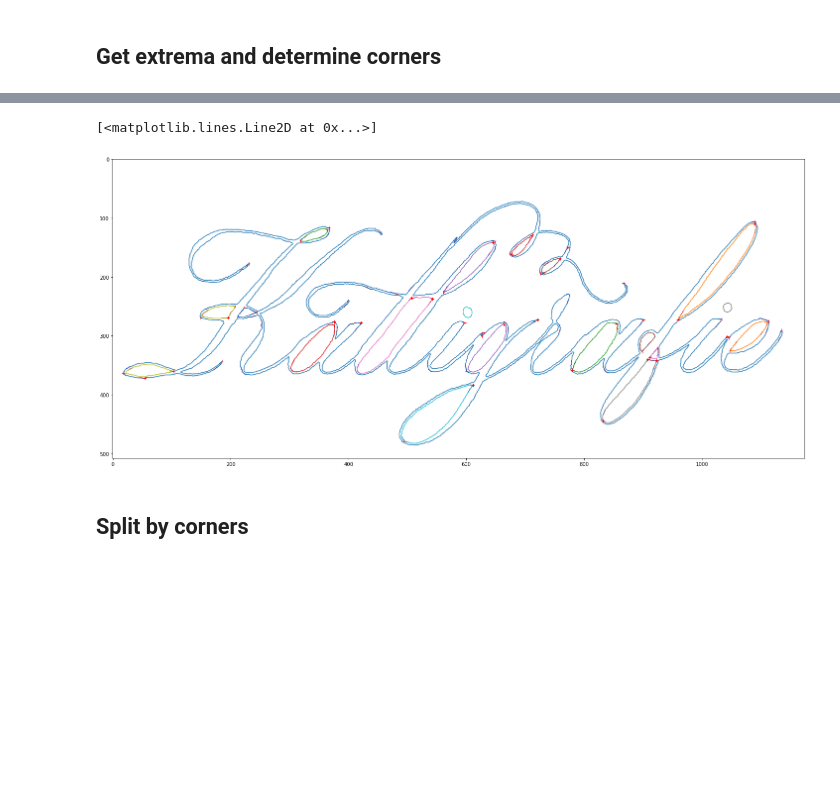
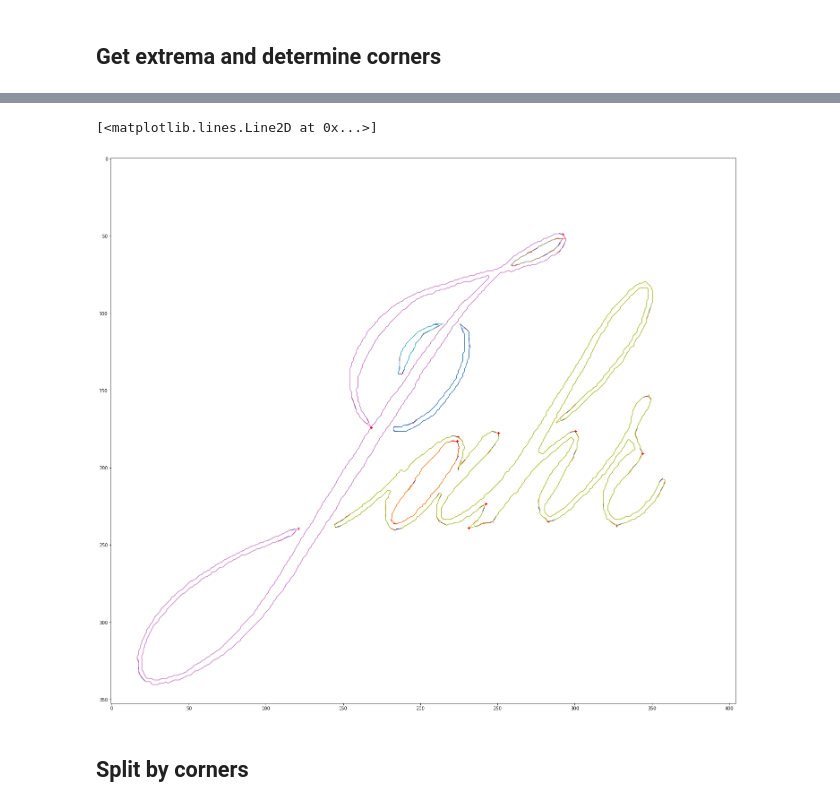
Before and after one commit to wechtits19/calligraphy-vectorization, a Jupyter notebook: improved_vectorization_pipeline.ipynb, the cells around one changed output, grey strips where cells are left out. Drawn from its saved outputs; the diff is of its cells as text; code cells hidden in the pictures; blank space fills up the shorter version.

```diff
--- a/improved_vectorization_pipeline.ipynb
+++ b/improved_vectorization_pipeline.ipynb
@@ -1,11 +1,12 @@
 # %%
 # Set filenames & co to quickly change file
-filename_scan = 'test-files/kalligrafie.png'
-filename_svg = 'test-files/improved.svg'
+file = 'jahr_300dpi'
+filename_scan = f'test-files/{file}.png'
+filename_svg = f'test-files/improved_{file}.svg'
 
 # Either use multiprocessing (gain speed but loose the plot) or not
 use_multiprocessing = True
-filename_result_figure = 'test-files/improved.png'
+filename_result_figure = f'test-files/out_{file}.png'
 # %% [markdown]
 ## Import image
 # %%
@@ -163,8 +164,8 @@ for contour in contours_with_curvatures:
     peaks.append(argrelmax(smoothed_curvature, mode='wrap'))
     dips.append(argrelmax(-smoothed_curvature, mode='wrap'))
 
-peaks = np.asarray(peaks)
-dips = np.asarray(dips)
+peaks = np.asarray(peaks, dtype=object)
+dips = np.asarray(dips, dtype=object)
 # %%
 # Combine peaks and dips, filter out those where the difference is very small
 from enum import Enum
@@ -309,9 +310,10 @@ def remove_neighbour_points(points_array: np.ndarray, index: int, index_correcti
         index_correction -= n
     # Case when it goes around the start/end of the array
     elif upper_index % l != 0:
-        points_array = tuple([np.delete(
-            points_array[0], np.concatenate([np.s_[lower_index:], np.s_[0:upper_index % l]]), 0),
-            np.delete(points_array[1], np.concatenate([np.s_[lower_index:], np.s_[0:upper_index % l]]), 0)])
+        points_array = tuple([np.delete(points_array[0], np.s_[lower_index:], 0),
+                              np.delete(points_array[1], np.s_[lower_index:], 0)])
+        points_array = tuple([np.delete(points_array[0], np.s_[0:upper_index % l], 0),
+                              np.delete(points_array[1], np.s_[0:upper_index % l], 0)])
         index -= upper_index % l
         index_correction -= upper_index % l
         # Case when it needs exactly last points
@@ -433,34 +435,34 @@ for i, contour_extrema in enumerate(peaks_and_dips_with_min_distance):
 
                     contour_points, extremum, index_correction = remove_left_neighbours(contour_points, extremum,
                                                                                         index_correction,
                                                                                         points_to_replace)
                     contour_points[0][extremum] = intersection_point
                     contour_points, extremum, index_correction = remove_right_neighbours(contour_points, extremum,
                                                                                          index_correction,
                                                                                          points_to_replace)
             else:
                 # Remove the extremum and its close surroundings if not classified as corner point
                 contour_points, extremum, index_correction = remove_false_positive_extremum(contour_points, extremum,
                                                                                             index_correction,
                                                                                             points_to_smoothen)
 
     # Save new contour points
     contours_drawn_to_corners.append(contour_points[0])
 
 corner_points = np.asarray(corner_points)
 contours_drawn_to_corners = np.asarray(contours_drawn_to_corners, dtype=object)
 
 # Show corners and contour
 plt.imshow(image_cleaned, alpha=0)  # invisible, only for shape of plot
 for contour in contours_with_curvatures:
     plt.plot(contour[0][:, 0], contour[0][:, 1], alpha=0.4)
 for contour in contours_drawn_to_corners:
     plt.plot(contour[:, 0], contour[:, 1], alpha=0.8)
 plt.plot(corner_points[:, 0], corner_points[:, 1], 'r+')
 #plt.savefig('test-files/test.png', dpi=1200)
 # %% [output]
 [<matplotlib.lines.Line2D at 0x...>]
-[figure, old version]
+[figure, new version]
 # %%
 # # Fill contours
 # import cv2
```
Also changed, not shown: parts of 8 cells of this notebook.
